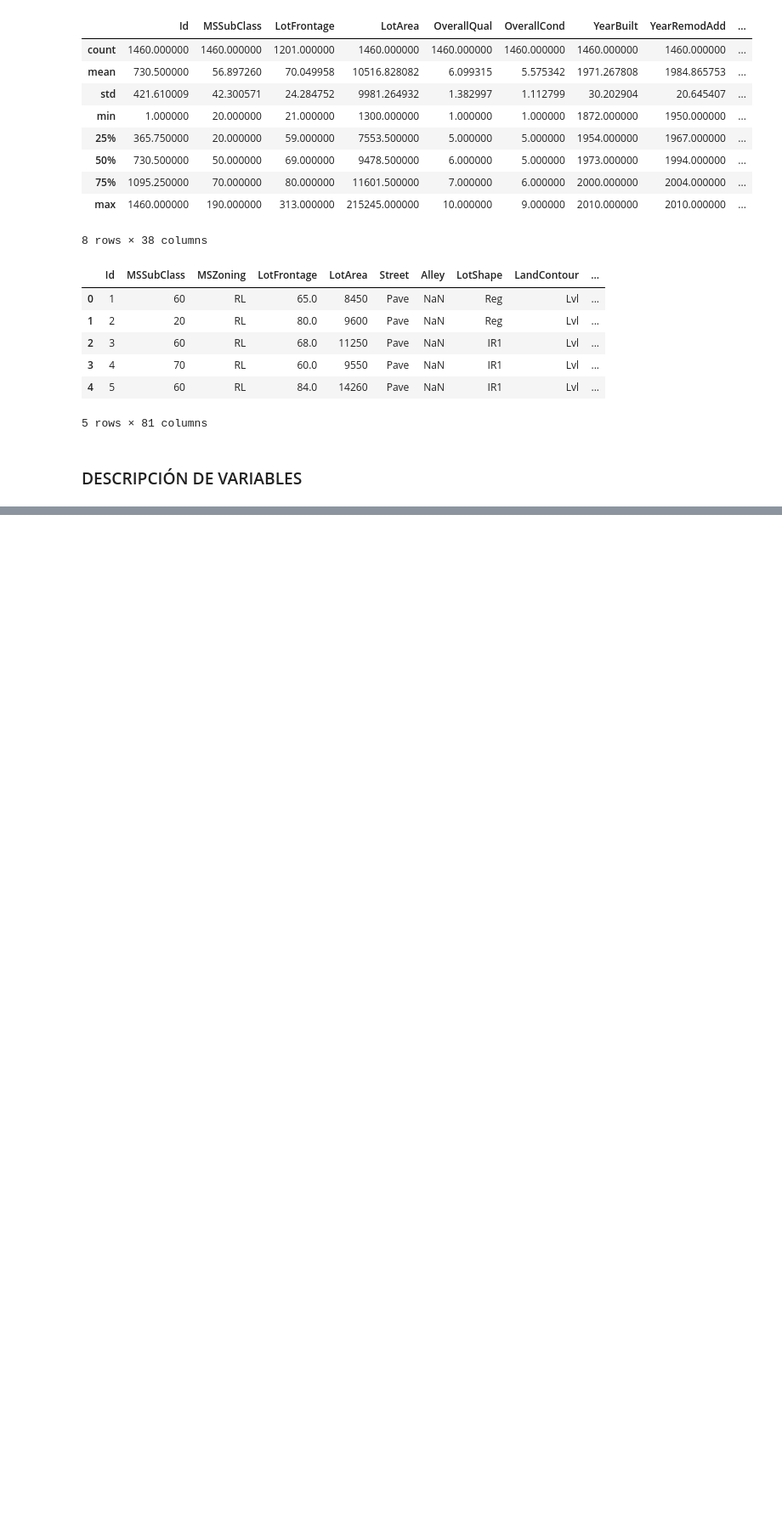
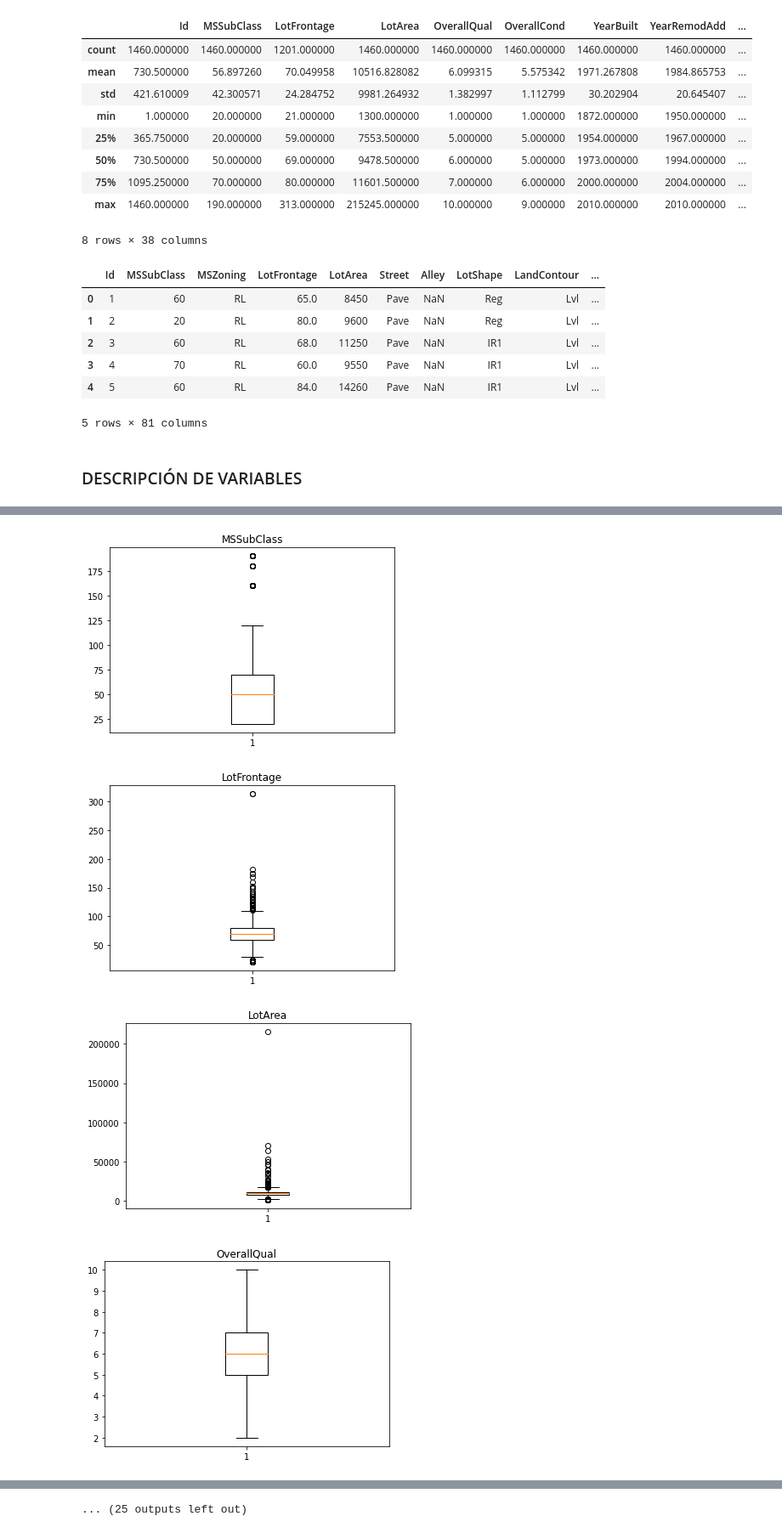
Before and after one commit to JavierCotto5201/LAB1_DataScience, a Jupyter notebook: LAB1 DATA SCIENCE.ipynb, the cells around one changed output, grey strips where cells are left out. Shown at 85% size. Cells and saved outputs as stored; diff of their text form; code cells hidden in the pictures; blank space fills up the shorter version.

```diff
--- a/LAB1 DATA SCIENCE.ipynb
+++ b/LAB1 DATA SCIENCE.ipynb
@@ -120,0 +202,12 @@ SalePrice - CUANTITATIVA C
+# %%
+dfDrop = df.drop(['Street', 'Id', 'MSZoning', 'Alley', 'LotShape', 'LandContour', 'Utilities', 'LotConfig',
+                         'LandSlope', 'Neighborhood', 'Condition1', 'Condition2', 'BldgType', 'HouseStyle','RoofStyle',
+                         'RoofMatl', 'Exterior1st', 'Exterior2nd', 'MasVnrType', 'ExterQual', 'ExterCond',
+                         'Foundation', 'BsmtQual', 'BsmtCond', 'BsmtExposure', 'BsmtFinType1', 'BsmtFinType2', 'Heating',
+                         'HeatingQC', 'CentralAir', 'Electrical', 'KitchenQual', 'Functional', 'FireplaceQu', 'GarageType',
+                         'GarageFinish', 'GarageQual', 'GarageCond', 'PavedDrive','PoolQC', 'Fence', 'MiscFeature',
+                         'SaleType', 'SaleCondition'], axis=1)
+
+dfDrop.dropna(subset = ["LotFrontage"], inplace = True)
+dfDrop.dropna(subset = ["MasVnrArea"], inplace = True)
+dfDrop.dropna(subset = ["GarageYrBlt"], inplace = True)
@@ -120,0 +230,14 @@ SalePrice - CUANTITATIVA C
+# %%
+columns = []
+for col in dfDrop.columns:
+    columns.append(col)
+
+for columna in columns:
+    plt.boxplot(dfDrop[columna])
+    plt.title(columna)
+    plt.show()
+# %% [output]
+[figure, added]
+[figure, added]
+[figure, added]
+[figure, added]
@@ -120,0 +252 @@ SalePrice - CUANTITATIVA C
+... (25 outputs left out)
```
Also changed, not shown: parts of 5 cells of this notebook.
